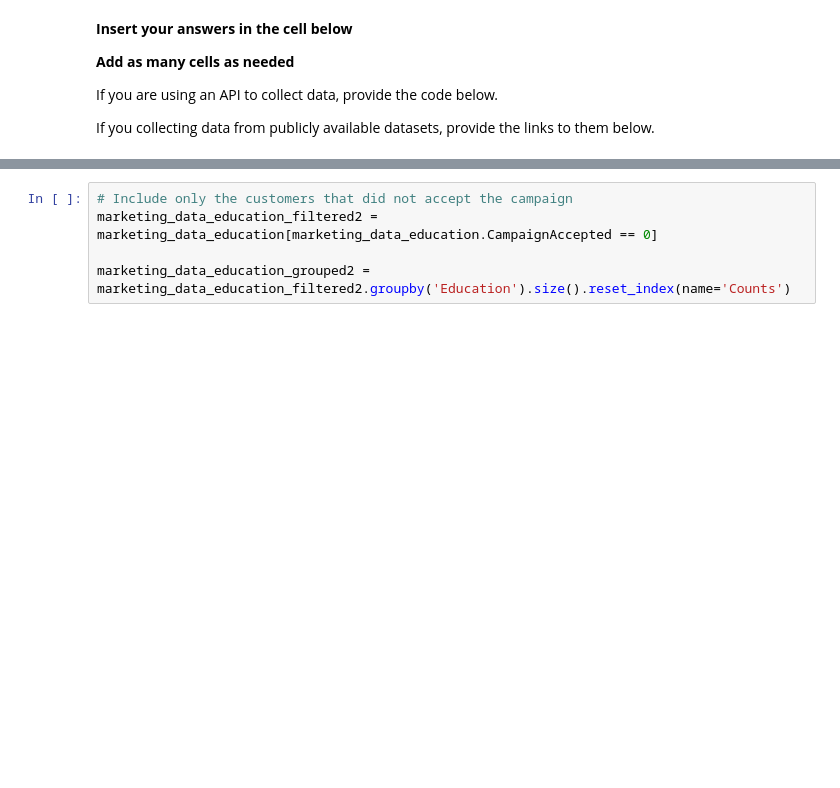
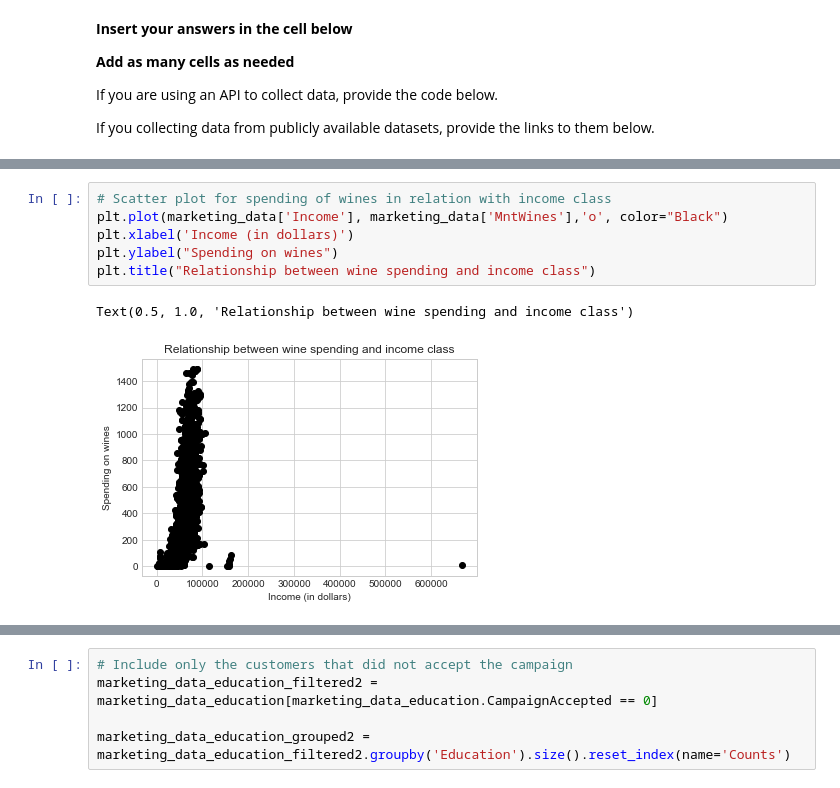
Before and after one commit to aschuliger/DS501_CaseStudy4, a Jupyter notebook: Case_Study_4.ipynb, the cells around one changed output, grey strips where cells are left out. Saved outputs shown, nothing was run; the diff lists cells and outputs as text; blank space fills up the shorter version.

```diff
--- a/Case_Study_4.ipynb
+++ b/Case_Study_4.ipynb
@@ -136,0 +233,9 @@ marketing_data["CampaignAccepted"] = campaign_accepted
+# %%
+# Scatter plot for spending of wines in relation with income class
+plt.plot(marketing_data['Income'], marketing_data['MntWines'],'o', color="Black")
+plt.xlabel('Income (in dollars)')
+plt.ylabel("Spending on wines")
+plt.title("Relationship between wine spending and income class")
+# %% [output]
+Text(0.5, 1.0, 'Relationship between wine spending and income class')
+[figure, added]
```
Also changed, not shown: parts of 60 cells of this notebook.
